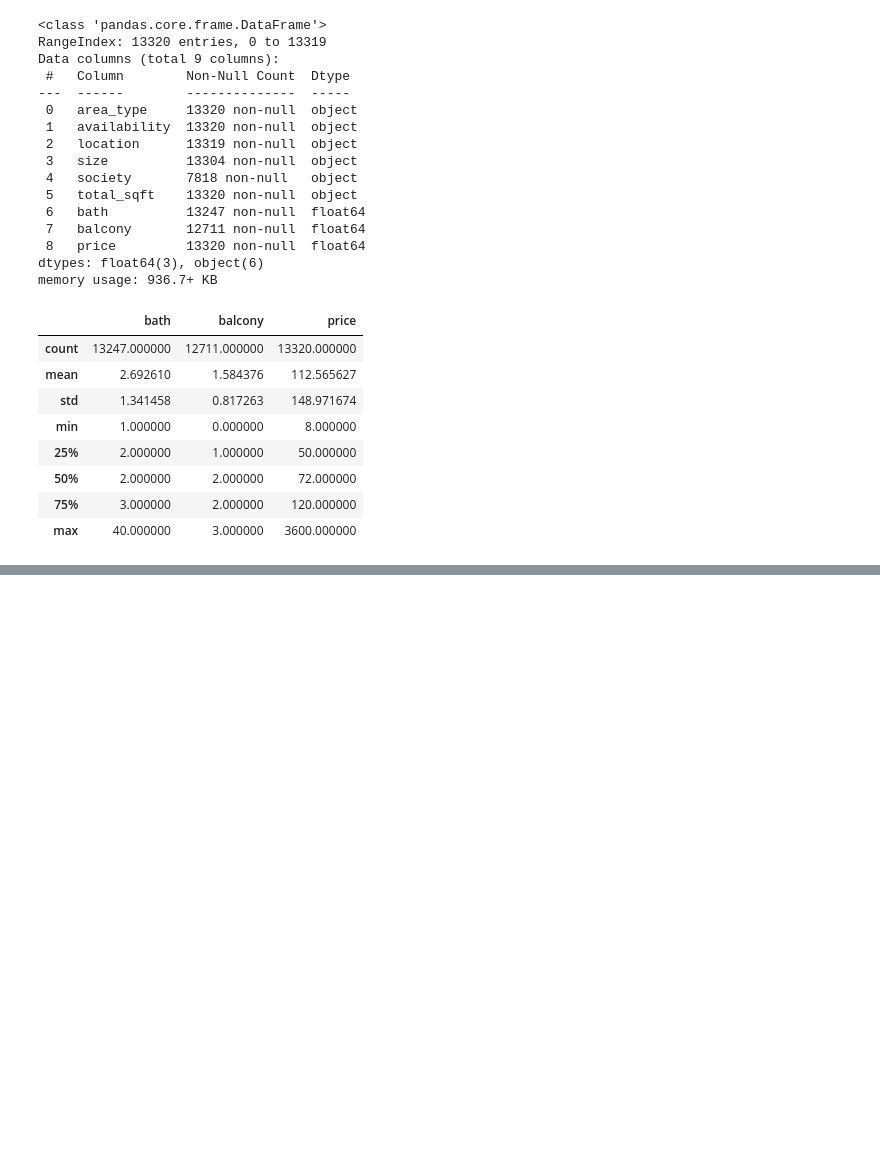
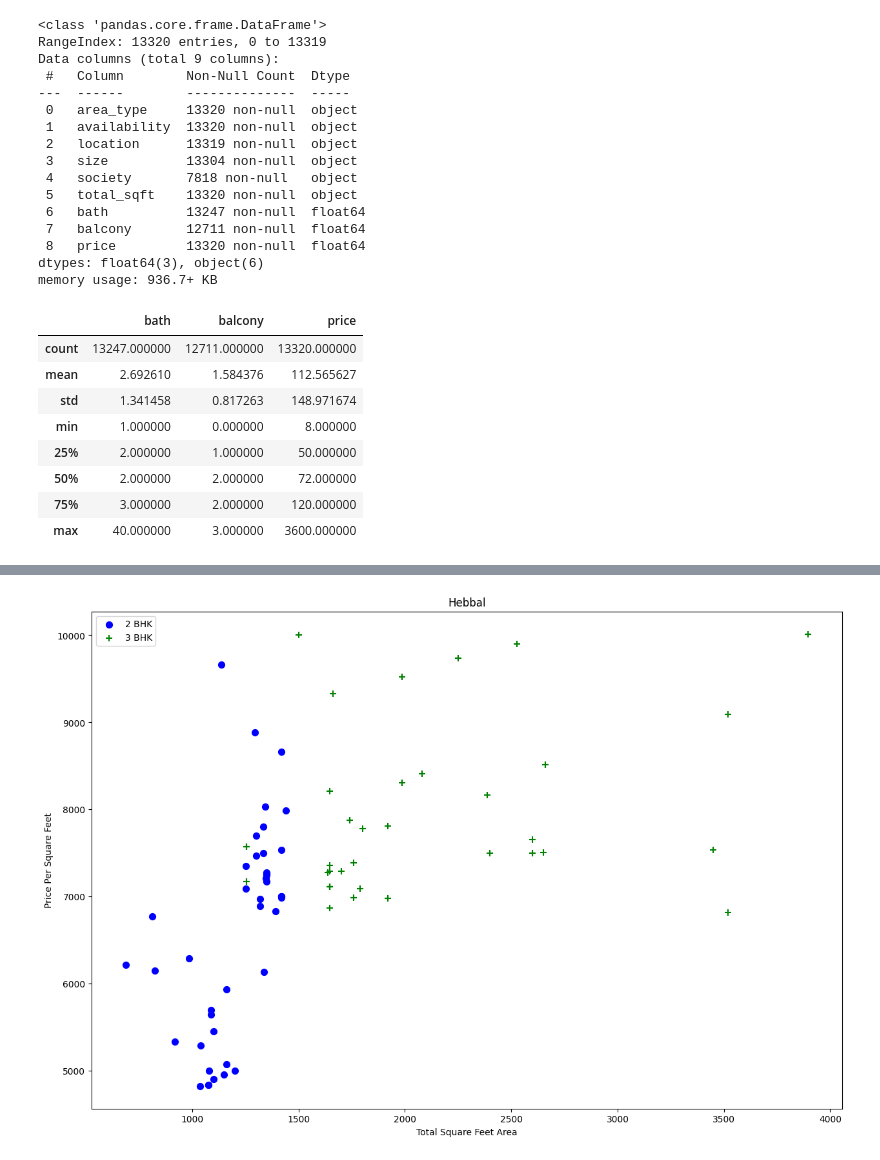
Before and after one commit to Rahullll101/House_prediction, a Jupyter notebook: Prediction.ipynb, the cells around one changed output, grey strips where cells are left out. Drawn from its saved outputs; the diff is of its cells as text; code cells hidden in the pictures; blank space fills up the shorter version.

```diff
--- a/Prediction.ipynb
+++ b/Prediction.ipynb
@@ -53,0 +315,4 @@ df.describe()
+# %%
+plot_scatter_chart(df, "Hebbal")
+# %% [output]
+[figure, added]
```
Also changed, not shown: parts of 33 cells of this notebook, 1 other file.
